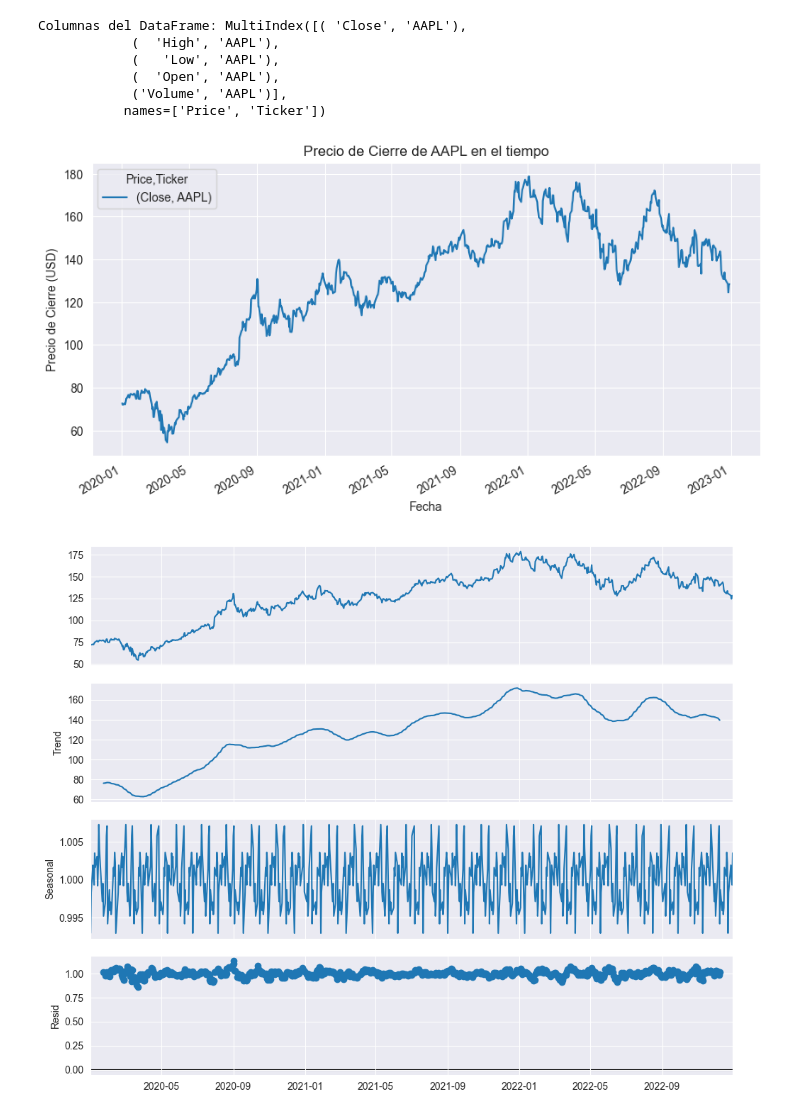
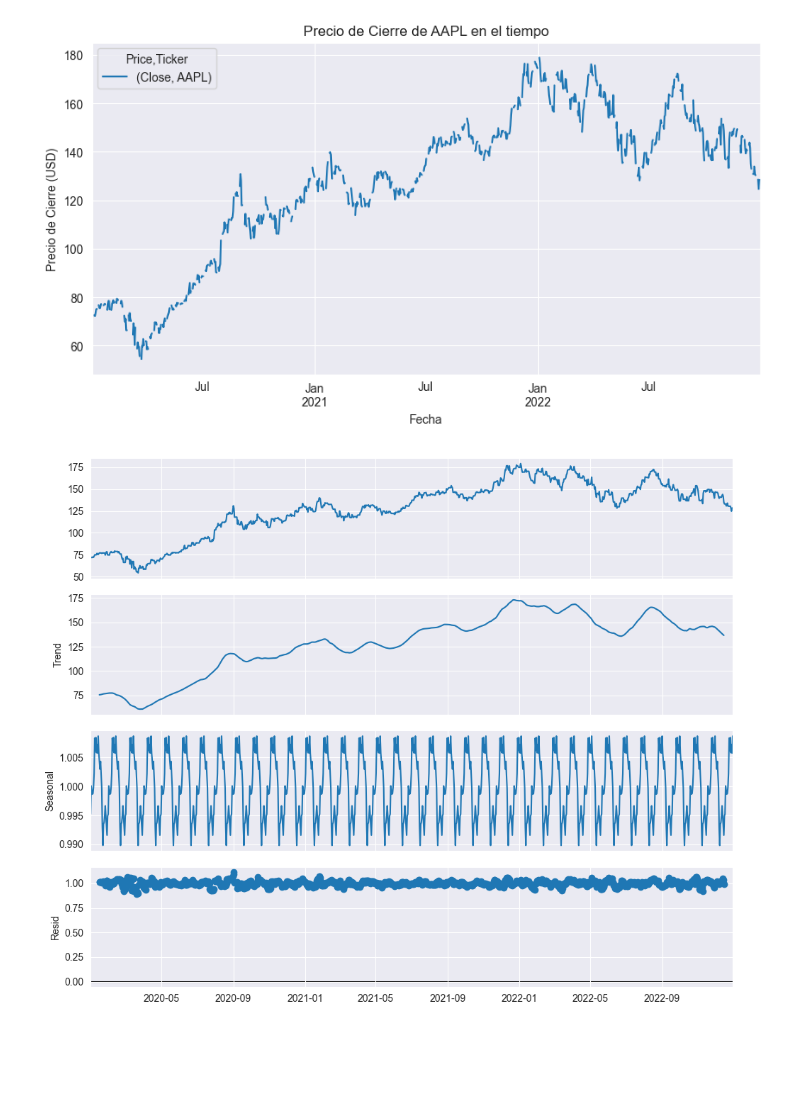
Before and after one commit to GzoC/my_time_series_project, a Jupyter notebook: notebooks/01_time_series_analysis.ipynb, the cells around one changed output. Drawn from its saved outputs; the diff is of its cells as text; code cells hidden in the pictures; blank space fills up the shorter version.

```diff
--- a/notebooks/01_time_series_analysis.ipynb
+++ b/notebooks/01_time_series_analysis.ipynb
@@ -35,44 +35,44 @@ df.head()                             # Imprime las primeras 5 filas del DataFra
 # %%
 # Celda 3
 
-# Revisamos las columnas disponibles en el DataFrame
-print("Columnas del DataFrame:", df.columns)
+# Verificamos que el DataFrame `df` ha sido cargado correctamente
+if 'df' not in locals():
+    raise ValueError("El DataFrame 'df' no está definido. Asegúrate de ejecutar la Celda 2 antes de esta.")
 
-# Para nuestro análisis, usaremos la columna 'Close' como nuestra serie de tiempo
-df_ts = df[['Close']].copy()  # Creamos un nuevo DataFrame solo con la columna 'Close'
+# Seleccionamos la columna 'Close' para nuestro análisis de series de tiempo
+df_ts = df[['Close']].copy()  # Copia solo la columna 'Close'
 
-# Aseguramos que el índice del DataFrame sea de tipo datetime
+# Convertimos el índice a formato datetime (si no lo está ya)
 df_ts.index = pd.to_datetime(df_ts.index)
+
+# Asignamos una frecuencia explícita de datos diarios ('D')
+df_ts = df_ts.asfreq('D')
 
 # Visualizamos la evolución de la serie en el tiempo
 df_ts.plot(figsize=(10, 5))
 plt.title('Precio de Cierre de AAPL en el tiempo')
 plt.xlabel('Fecha')
 plt.ylabel('Precio de Cierre (USD)')
 plt.show()
 # %% [output]
-Columnas del DataFrame: MultiIndex([( 'Close', 'AAPL'),
-            (  'High', 'AAPL'),
-            (   'Low', 'AAPL'),
-            (  'Open', 'AAPL'),
-            ('Volume', 'AAPL')],
-           names=['Price', 'Ticker'])
-[figure, old version]
+[figure, new version]
 # %%
 # Celda 4
 
+# Antes de la descomposición, rellenamos los valores NaN para evitar errores
+df_ts.fillna(method='ffill', inplace=True)  # Rellena valores faltantes con el último valor conocido
+
 # Descomponemos la serie para observar tendencia, estacionalidad y residuo
-# Notar que este método funciona correctamente en datos con frecuencia y sin valores faltantes
+# Se usa el modelo 'multiplicative' y un periodo de 30 días (ajustable según el dataset)
 result = seasonal_decompose(df_ts['Close'], model='multiplicative', period=30)
-# "period=30" se usa como ejemplo; en series diarias se suele ajustar según la estacionalidad que se crea relevante
 
 # Graficamos los componentes
 fig = result.plot()
-fig.set_size_inches(10, 8)
-plt.tight_layout()
+fig.set_size_inches(10, 8)  # Ajustamos el tamaño del gráfico
+plt.tight_layout()  # Ajustamos la disposición para evitar solapamientos
 plt.show()
 # %% [output]
-[figure, old version]
+[figure, new version]
 # %%
 # Celda 5
 
```
Also changed, not shown: parts of 3 cells of this notebook.
